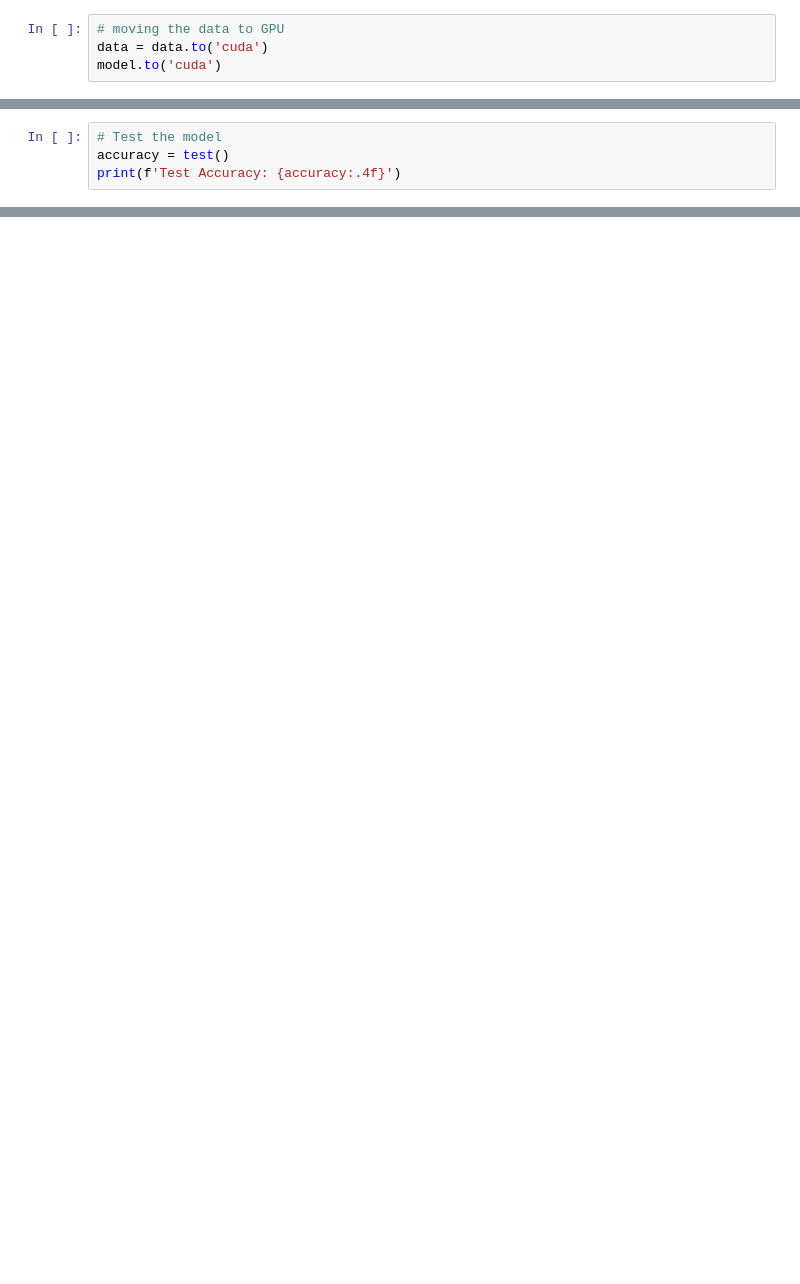
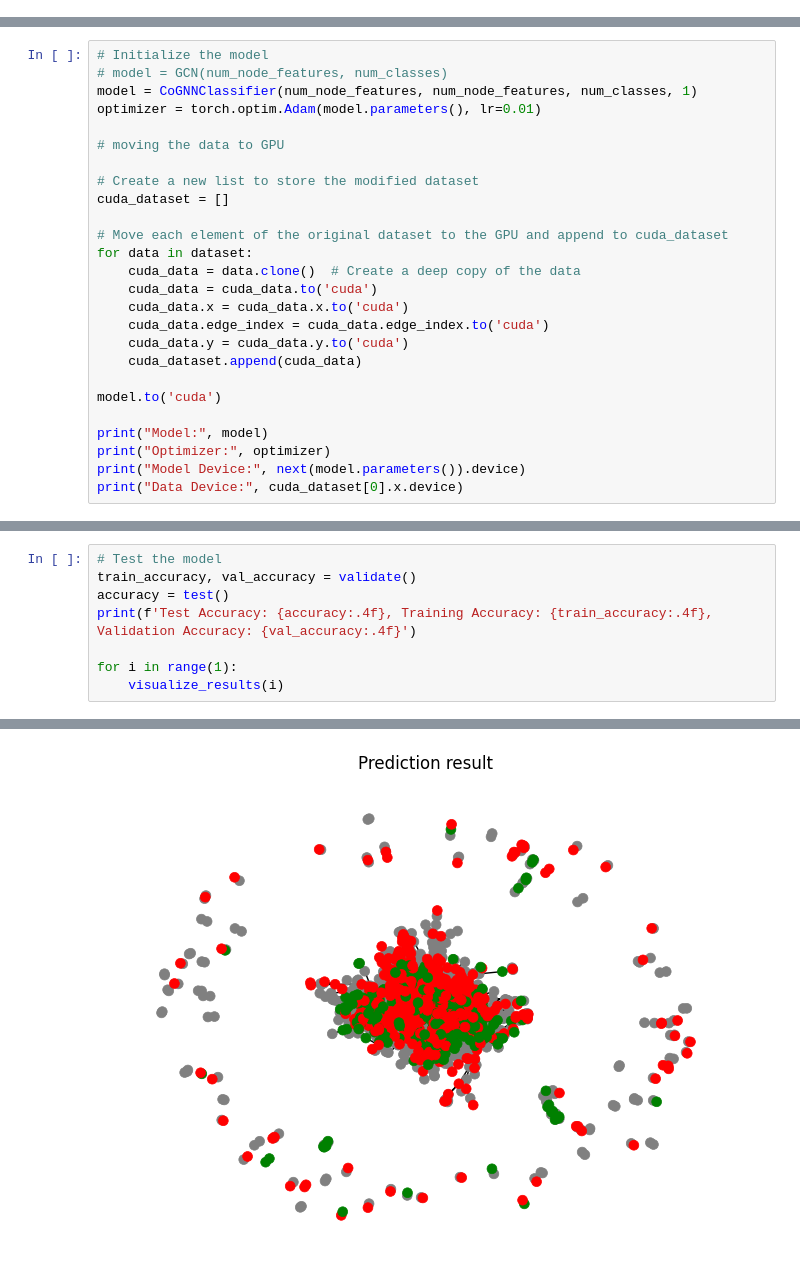
Before and after one commit to OliverTryding/Graph-Deep-Learning-Master-Thesis, a Jupyter notebook: GNN_experiments.ipynb, the cells around one changed output, grey strips where cells are left out. Cells and saved outputs as stored; diff of their text form; blank space fills up the shorter version.

```diff
--- a/GNN_experiments.ipynb
+++ b/GNN_experiments.ipynb
@@ -87,4 +37,0 @@ optimizer = torch.optim.Adam(model.parameters(), lr=0.01)
-# %%
-# moving the data to GPU
-data = data.to('cuda')
-model.to('cuda')
@@ -95,0 +402,26 @@ GCN(
+# %%
+# Initialize the model
+# model = GCN(num_node_features, num_classes)
+model = CoGNNClassifier(num_node_features, num_node_features, num_classes, 1)
+optimizer = torch.optim.Adam(model.parameters(), lr=0.01)
+
+# moving the data to GPU
+
+# Create a new list to store the modified dataset
+cuda_dataset = []
+
+# Move each element of the original dataset to the GPU and append to cuda_dataset
+for data in dataset:
+    cuda_data = data.clone()  # Create a deep copy of the data
+    cuda_data = cuda_data.to('cuda')
+    cuda_data.x = cuda_data.x.to('cuda')
+    cuda_data.edge_index = cuda_data.edge_index.to('cuda')
+    cuda_data.y = cuda_data.y.to('cuda')
+    cuda_dataset.append(cuda_data)
+
+model.to('cuda')
+
+print("Model:", model)
+print("Optimizer:", optimizer)
+print("Model Device:", next(model.parameters()).device)
+print("Data Device:", cuda_dataset[0].x.device)
@@ -153,5 +576,9 @@ Epoch 100, Loss: 0.5553
 # %%
 # Test the model
+train_accuracy, val_accuracy = validate()
 accuracy = test()
-print(f'Test Accuracy: {accuracy:.4f}')
+print(f'Test Accuracy: {accuracy:.4f}, Training Accuracy: {train_accuracy:.4f}, Validation Accuracy: {val_accuracy:.4f}')
+
+for i in range(1):
+    visualize_results(i)
 # %% [output]
@@ -158,0 +586 @@ Test Accuracy: 0.6500
+[figure, added]
```
Also changed, not shown: parts of 27 cells of this notebook.
